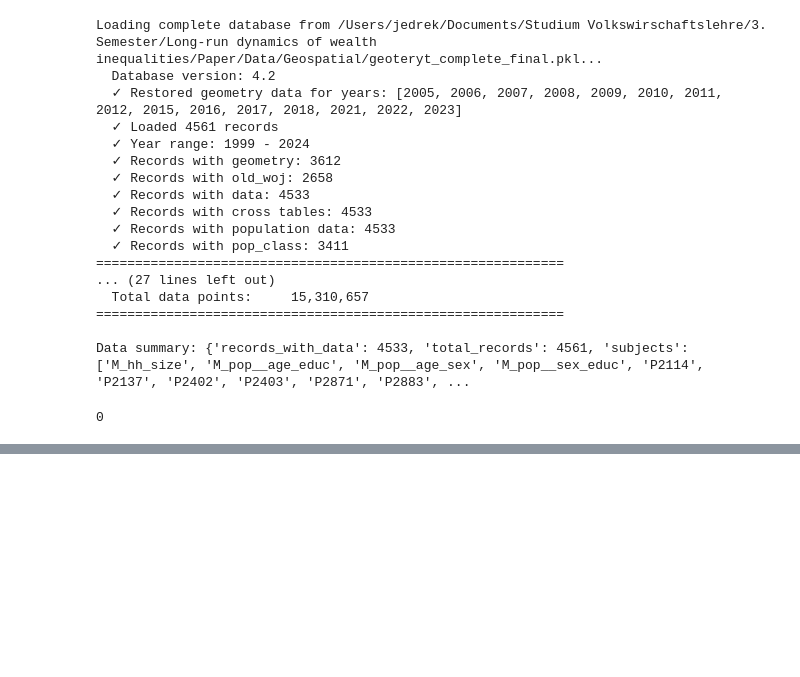
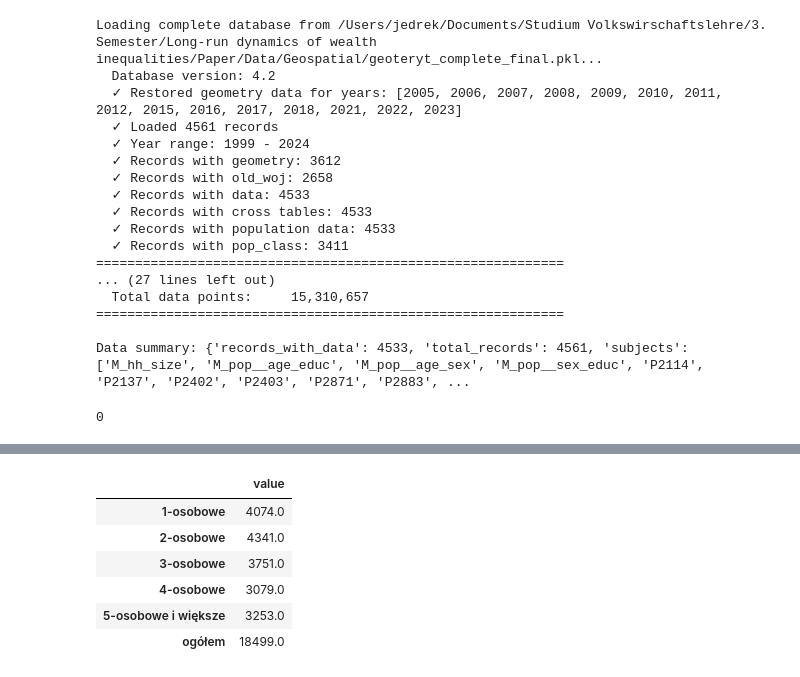
Before and after one commit to jendrkk/LRDWI-Paper, a Jupyter notebook: Code/analysis/GUS02E_data_finalization.ipynb, the cells around one changed output, grey strips where cells are left out. Drawn from its saved outputs; the diff is of its cells as text; code cells hidden in the pictures; blank space fills up the shorter version.

```diff
--- a/Code/analysis/GUS02E_data_finalization.ipynb
+++ b/Code/analysis/GUS02E_data_finalization.ipynb
@@ -81,0 +93,10 @@ db.subject_availability()
+# %%
+db.get_by_teryt_id("0401000").cross_tables['P3420'].get_as_dataframe(2011)
+# %% [output]
+|  | value |
+| 1-osobowe | 4074.0 |
+| 2-osobowe | 4341.0 |
+| 3-osobowe | 3751.0 |
+| 4-osobowe | 3079.0 |
+| 5-osobowe i większe | 3253.0 |
+| ogółem | 18499.0 |
```
Also changed, not shown: parts of 2 cells of this notebook, 8 other files.
